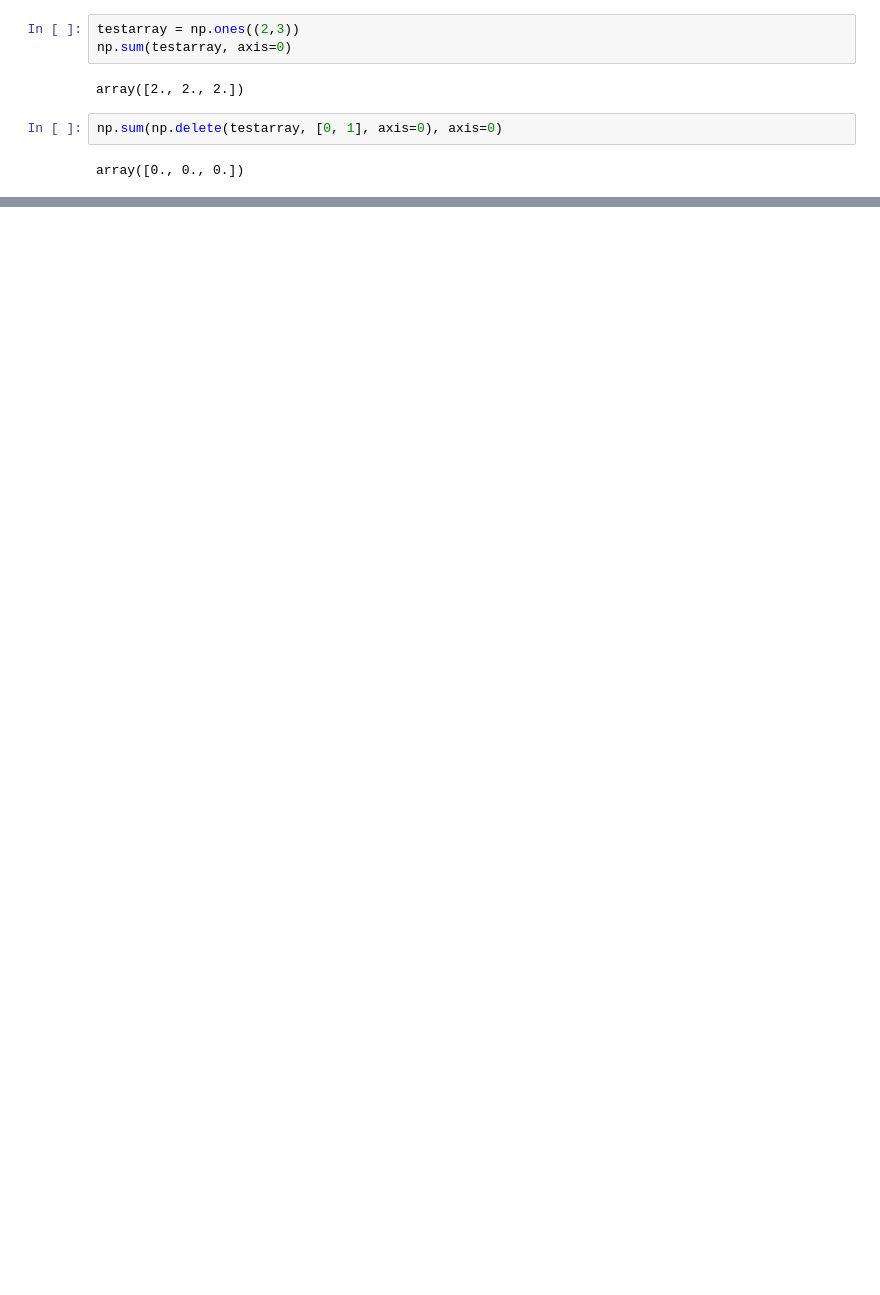
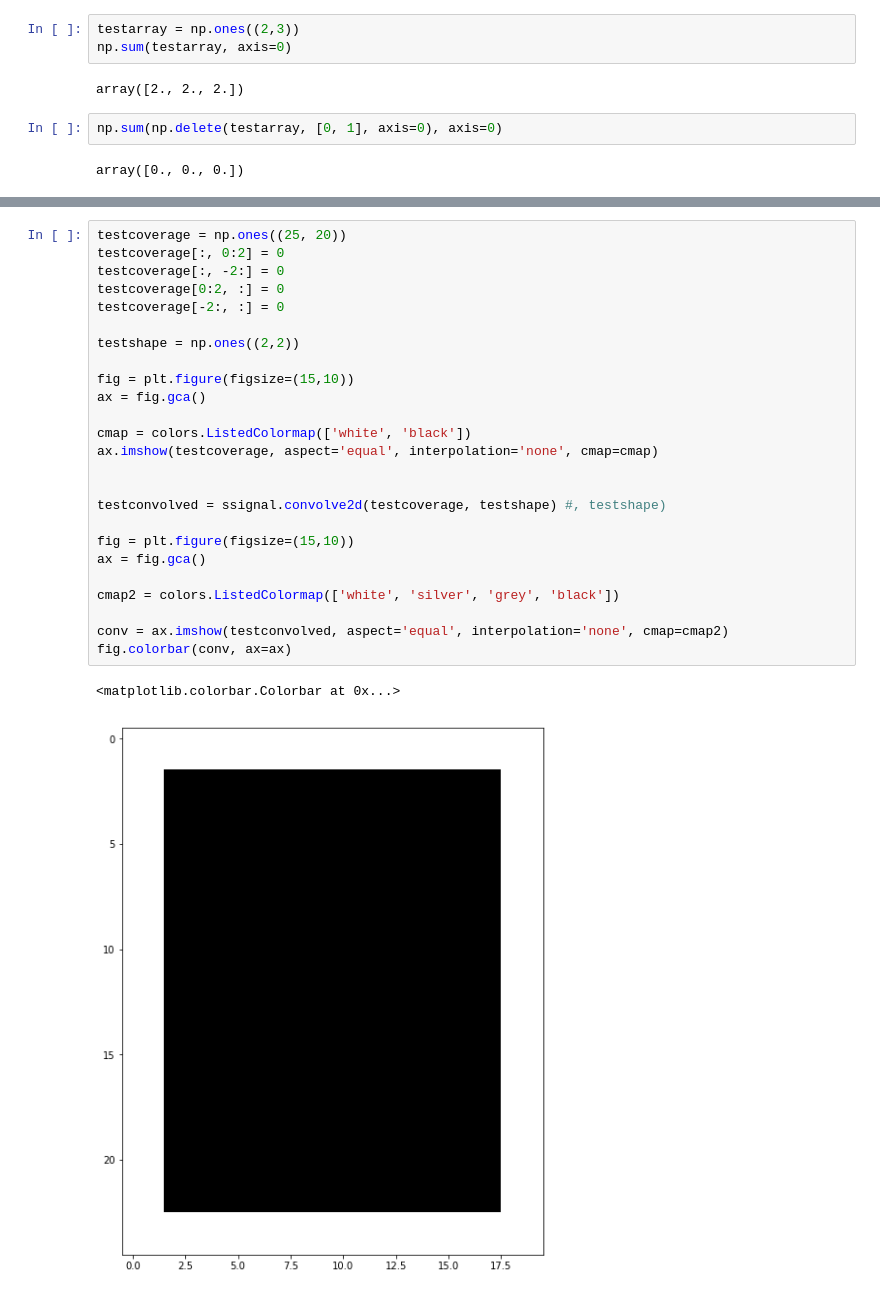
Before and after one commit to mmalenta/beam_tiling, a Jupyter notebook: Tiling.ipynb, the cells around one changed output, grey strips where cells are left out. Cells and saved outputs as stored; diff of their text form; blank space fills up the shorter version.

```diff
--- a/Tiling.ipynb
+++ b/Tiling.ipynb
@@ -282,0 +295,28 @@ AttributeError: 'list' object has no attribute 'empty'
+# %%
+testcoverage = np.ones((25, 20))
+testcoverage[:, 0:2] = 0
+testcoverage[:, -2:] = 0
+testcoverage[0:2, :] = 0
+testcoverage[-2:, :] = 0
+
+testshape = np.ones((2,2))
+
+fig = plt.figure(figsize=(15,10))
+ax = fig.gca()
+
+cmap = colors.ListedColormap(['white', 'black'])
+ax.imshow(testcoverage, aspect='equal', interpolation='none', cmap=cmap)
+
+
+testconvolved = ssignal.convolve2d(testcoverage, testshape) #, testshape)
+
+fig = plt.figure(figsize=(15,10))
+ax = fig.gca()
+
+cmap2 = colors.ListedColormap(['white', 'silver', 'grey', 'black'])
+
+conv = ax.imshow(testconvolved, aspect='equal', interpolation='none', cmap=cmap2)
+fig.colorbar(conv, ax=ax)
+# %% [output]
+<matplotlib.colorbar.Colorbar at 0x...>
+[figure, added]
```
Also changed, not shown: parts of 11 cells of this notebook, 1 other file.
